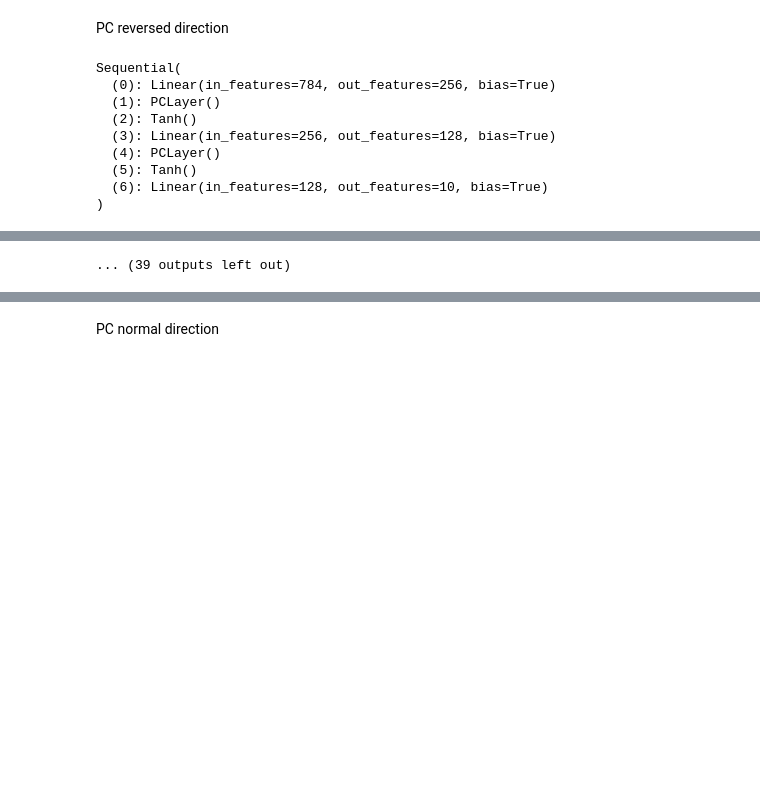
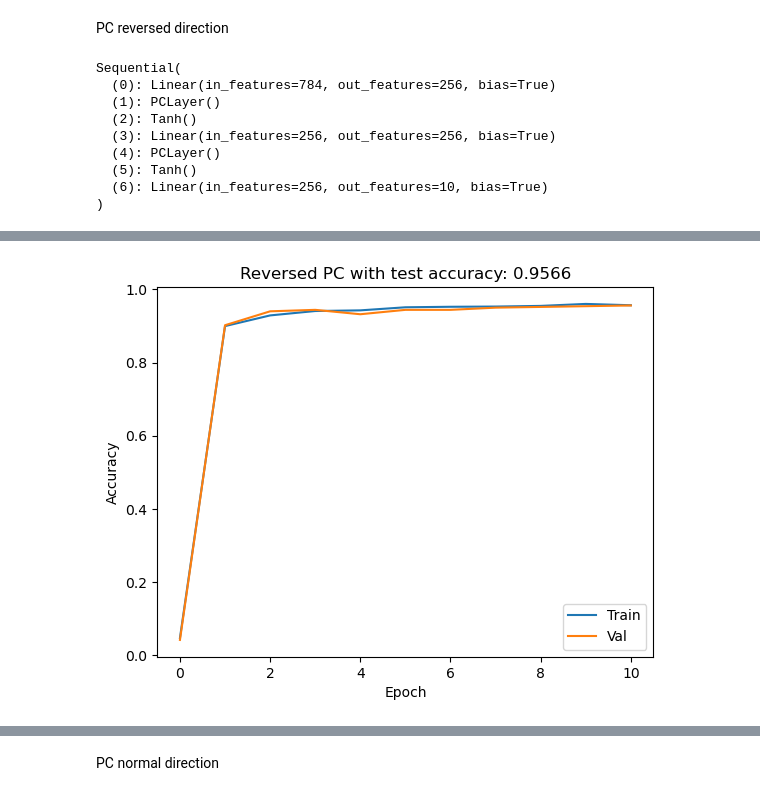
Before and after one commit to Bogacz-Group/PredictiveCoding, a Jupyter notebook: demo_pc_supervised_learning.ipynb, the cells around one changed output, grey strips where cells are left out. Saved outputs shown, nothing was run; the diff lists cells and outputs as text; code cells hidden in the pictures; blank space fills up the shorter version.

```diff
--- a/demo_pc_supervised_learning.ipynb
+++ b/demo_pc_supervised_learning.ipynb
@@ -18,9 +18,13 @@ print(f'using {device}')
 # %% [output]
 using cuda
 # %%
+# set random seeds for reproducibility
+seed = 42
+torch.manual_seed(seed)
+
 n_train = 10000
 n_val = 500
-n_test = 2000
+n_test = 5000
 transform = transforms.Compose([transforms.ToTensor(), transforms.Lambda(lambda x: torch.flatten(x))])
 dataset_train = datasets.MNIST('./data', download=True, train=True, transform=transform)
 dataset_eval = datasets.MNIST('./data', download=True, train=False, transform=transform)
@@ -55,7 +43,7 @@ PC reversed direction
 # %%
 input_size = 28*28
 hidden_size = 256
-hidden2_size = 128
+hidden2_size = 256
 output_size = 10
 
 # activation_fn = nn.ReLU
@@ -80,9 +68,9 @@ Sequential(
   (0): Linear(in_features=784, out_features=256, bias=True)
   (1): PCLayer()
   (2): Tanh()
-  (3): Linear(in_features=256, out_features=128, bias=True)
+  (3): Linear(in_features=256, out_features=256, bias=True)
   (4): PCLayer()
   (5): Tanh()
-  (6): Linear(in_features=128, out_features=10, bias=True)
+  (6): Linear(in_features=256, out_features=10, bias=True)
 )
 # %%
@@ -120,8 +108,8 @@ def test_reversed(model, dataset, batch_size=1000):
     model.train()
     return round(correct / total, 4)
 # %%
-epochs = 50
-batch_size = 1024
+epochs = 10
+batch_size = 500
 train_loader = torch.utils.data.DataLoader(train_dataset, batch_size=batch_size, shuffle=True)
 
 CE_loss = nn.CrossEntropyLoss()
@@ -173 +161 @@ Epoch 12 - Train acc: 0.7875, Val acc: 0.796
-... (39 outputs left out)
+[figure, added]
```
Also changed, not shown: parts of 9 cells of this notebook, 1 other file.
